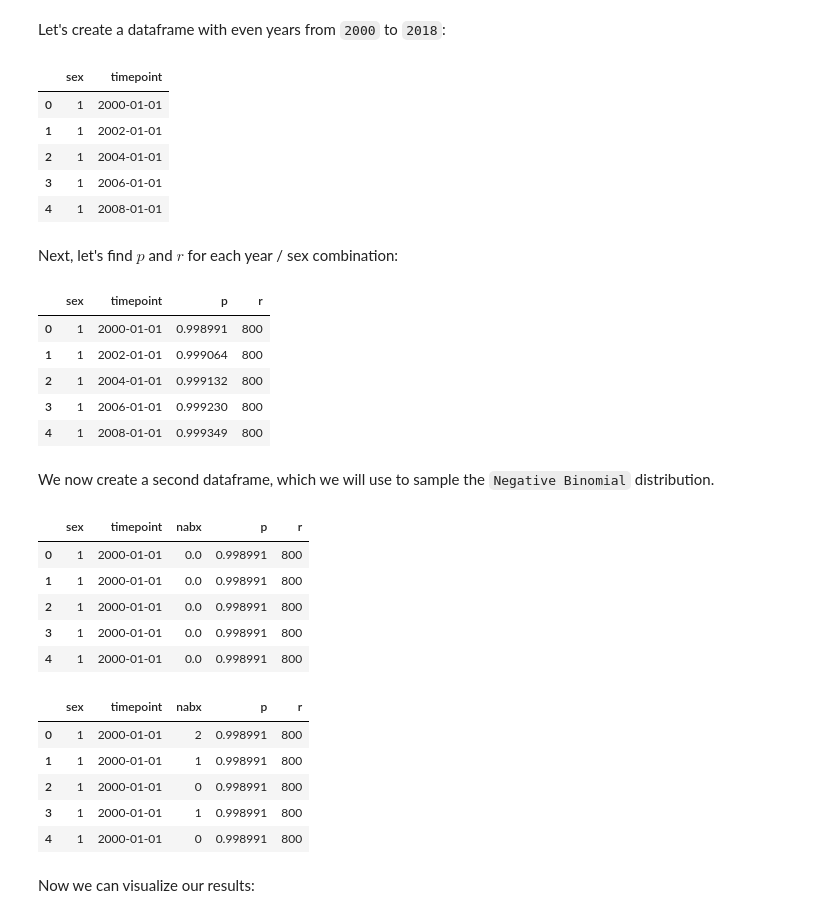
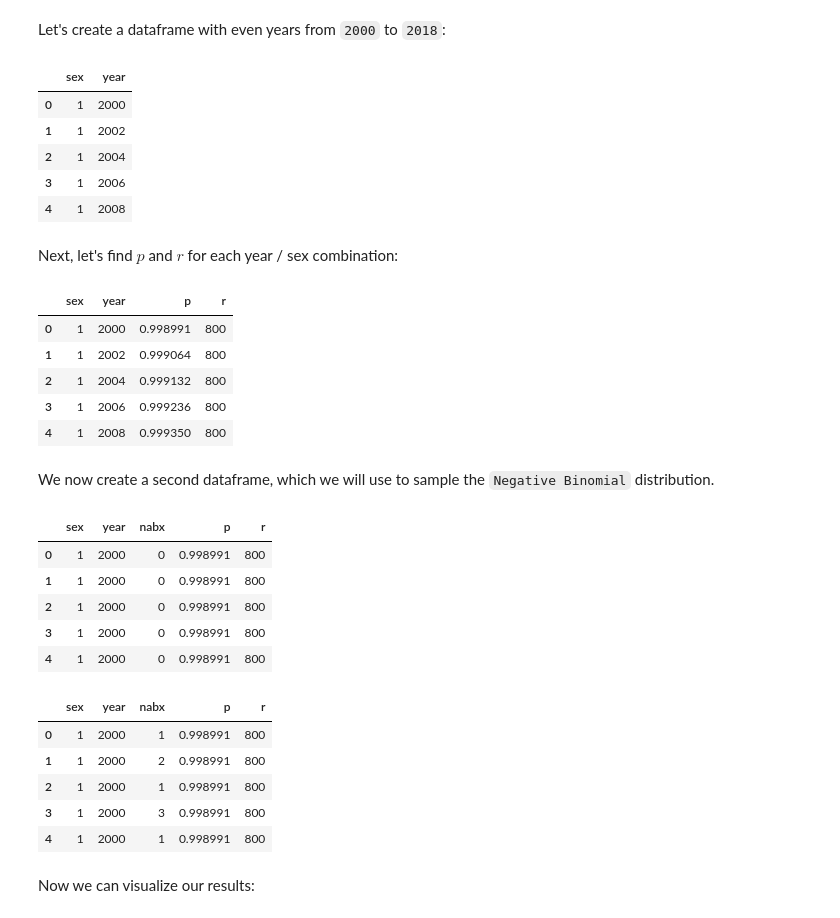
Before and after one commit to resplab/leap, a Jupyter notebook: docs/model/model-antibiotics.ipynb, the cells around one changed output. Cells and saved outputs as stored; diff of their text form; code cells hidden in the pictures.

```diff
--- a/docs/model/model-antibiotics.ipynb
+++ b/docs/model/model-antibiotics.ipynb
@@ -225,13 +222,11 @@ fig.show(config=config)
 The example above was just the distribution for a single year and sex; we can visualize
 multiple years / sexes together:
 # %%
-def compute_abx_distribution_parameters(
-    sex: int, timepoint: float, β_0: float, β_s: float, β_t: float, β_h: float, β_th: float, θ: float
-):
+def compute_abx_distribution_parameters(sex, year, β_0, β_s, β_t, β_h, β_th, θ):
     η = (
-        β_0 + β_s * sex + β_t * timepoint +
-        β_h * heaviside(timepoint, 2005) +
-        β_th * heaviside(timepoint, 2005) * timepoint
+        β_0 + β_s * sex + β_t * year +
+        β_h * heaviside(year, 2005) +
+        β_th * heaviside(year, 2005) * year
     )
     µ = np.exp(η)
     µ = max(µ, 0.05)  # Ensure µ is greater than 0.05
@@ -241,66 +236,70 @@ def compute_abx_distribution_parameters(
 Let's create a dataframe with even years from `2000` to `2018`:
 # %%
 sexes = [1, 2]
-years = list(date_range(dt.datetime(2000, 1, 1), dt.datetime(2018, 1, 1), step=TimeDelta(years=2)))
+years = np.arange(2000, 2018, step=2)
 df_pred = pd.DataFrame(
     data=list(itertools.product(sexes, years)),
-    columns=["sex", "timepoint"]
+    columns=["sex", "year"],
+    dtype='Int64'
 )
 df_pred.head()
 # %% [output]
-|  | sex | timepoint |
-| 0 | 1 | 2000-01-01 |
-| 1 | 1 | 2002-01-01 |
-| 2 | 1 | 2004-01-01 |
-| 3 | 1 | 2006-01-01 |
-| 4 | 1 | 2008-01-01 |
+|  | sex | year |
+| 0 | 1 | 2000 |
+| 1 | 1 | 2002 |
+| 2 | 1 | 2004 |
+| 3 | 1 | 2006 |
+| 4 | 1 | 2008 |
 # %% [markdown]
 Next, let's find $p$ and $r$ for each year / sex combination:
 # %%
 df_pred["p"] = df_pred.apply(
-    lambda x: compute_abx_distribution_parameters(
-        x["sex"], convert_timepoint_to_numeric(x["timepoint"]), β_0, β_s, β_t, β_h, β_th, θ),
+    lambda x: compute_abx_distribution_parameters(x["sex"], x["year"], β_0, β_s, β_t, β_h, β_th, θ),
     axis=1
 )
-df_pred["r"] = r
+df_pred["r"] = df_pred.apply(
+    lambda x: r,
+    axis=1
+)
 df_pred.head()
 # %% [output]
-|  | sex | timepoint | p | r |
-| 0 | 1 | 2000-01-01 | 0.998991 | 800 |
-| 1 | 1 | 2002-01-01 | 0.999064 | 800 |
-| 2 | 1 | 2004-01-01 | 0.999132 | 800 |
-| 3 | 1 | 2006-01-01 | 0.999230 | 800 |
-| 4 | 1 | 2008-01-01 | 0.999349 | 800 |
+|  | sex | year | p | r |
+| 0 | 1 | 2000 | 0.998991 | 800 |
+| 1 | 1 | 2002 | 0.999064 | 800 |
+| 2 | 1 | 2004 | 0.999132 | 800 |
+| 3 | 1 | 2006 | 0.999236 | 800 |
+| 4 | 1 | 2008 | 0.999350 | 800 |
 # %% [markdown]
 We now create a second dataframe, which we will use to sample the `Negative Binomial`
 distribution.
 # %%
 df_dist = pd.DataFrame(
     data=list(itertools.product(sexes, years, np.zeros(1000))),
-    columns=["sex", "timepoint", "nabx"]
+    columns=["sex", "year", "nabx"],
+    dtype=int
 )
-df_dist = pd.merge(df_dist, df_pred, on=["timepoint", "sex"])
+df_dist = pd.merge(df_dist, df_pred, on=["year", "sex"])
 df_dist.head()
 # %% [output]
-|  | sex | timepoint | nabx | p | r |
-| 0 | 1 | 2000-01-01 | 0.0 | 0.998991 | 800 |
-| 1 | 1 | 2000-01-01 | 0.0 | 0.998991 | 800 |
-| 2 | 1 | 2000-01-01 | 0.0 | 0.998991 | 800 |
-| 3 | 1 | 2000-01-01 | 0.0 | 0.998991 | 800 |
-| 4 | 1 | 2000-01-01 | 0.0 | 0.998991 | 800 |
+|  | sex | year | nabx | p | r |
+| 0 | 1 | 2000 | 0 | 0.998991 | 800 |
+| 1 | 1 | 2000 | 0 | 0.998991 | 800 |
+| 2 | 1 | 2000 | 0 | 0.998991 | 800 |
+| 3 | 1 | 2000 | 0 | 0.998991 | 800 |
+| 4 | 1 | 2000 | 0 | 0.998991 | 800 |
 # %%
-grouped_df = df_dist.groupby(["sex", "timepoint"])
+grouped_df = df_dist.groupby(["sex", "year"])
 df_dist["nabx"] = grouped_df.apply(
     lambda x: np.random.negative_binomial(x["r"], x["p"], size=len(x)), include_groups=False
 ).explode().astype(int).values
 df_dist.head()
 # %% [output]
-|  | sex | timepoint | nabx | p | r |
-| 0 | 1 | 2000-01-01 | 2 | 0.998991 | 800 |
-| 1 | 1 | 2000-01-01 | 1 | 0.998991 | 800 |
-| 2 | 1 | 2000-01-01 | 0 | 0.998991 | 800 |
-| 3 | 1 | 2000-01-01 | 1 | 0.998991 | 800 |
-| 4 | 1 | 2000-01-01 | 0 | 0.998991 | 800 |
+|  | sex | year | nabx | p | r |
+| 0 | 1 | 2000 | 1 | 0.998991 | 800 |
+| 1 | 1 | 2000 | 2 | 0.998991 | 800 |
+| 2 | 1 | 2000 | 1 | 0.998991 | 800 |
+| 3 | 1 | 2000 | 3 | 0.998991 | 800 |
+| 4 | 1 | 2000 | 1 | 0.998991 | 800 |
 # %% [markdown]
 Now we can visualize our results:
 # %%
```
Also changed, not shown: parts of 15 cells of this notebook, 18 other files.
